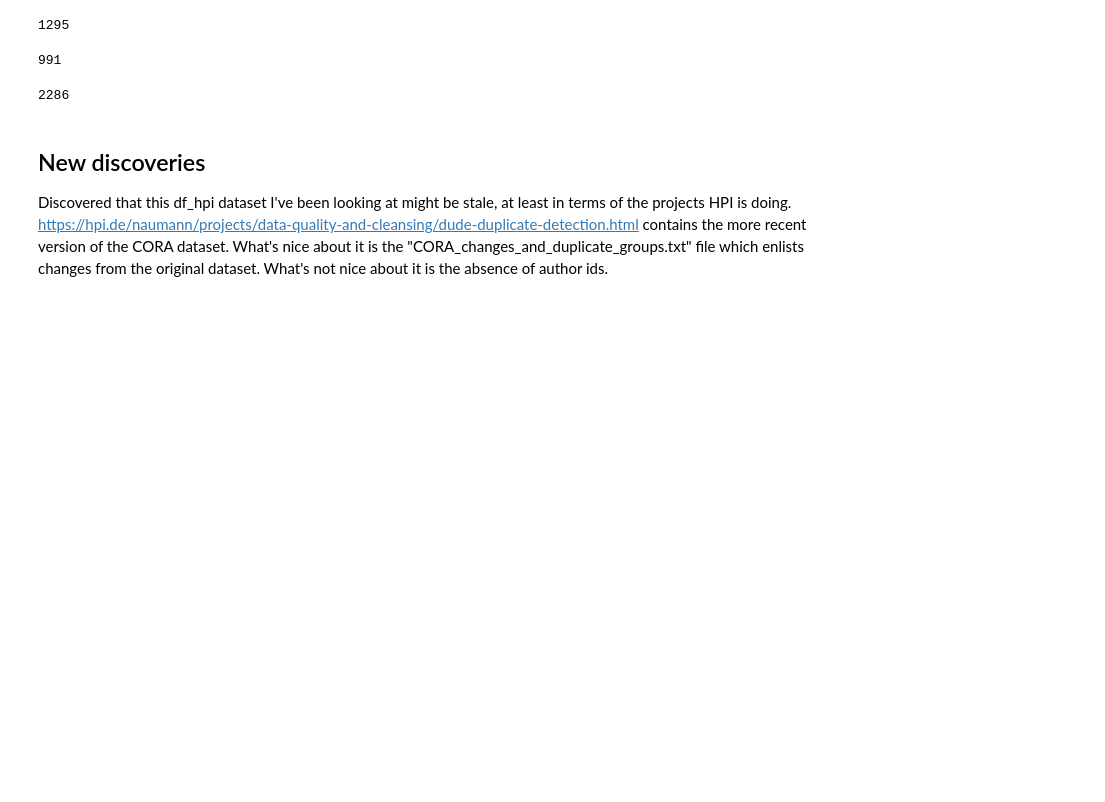
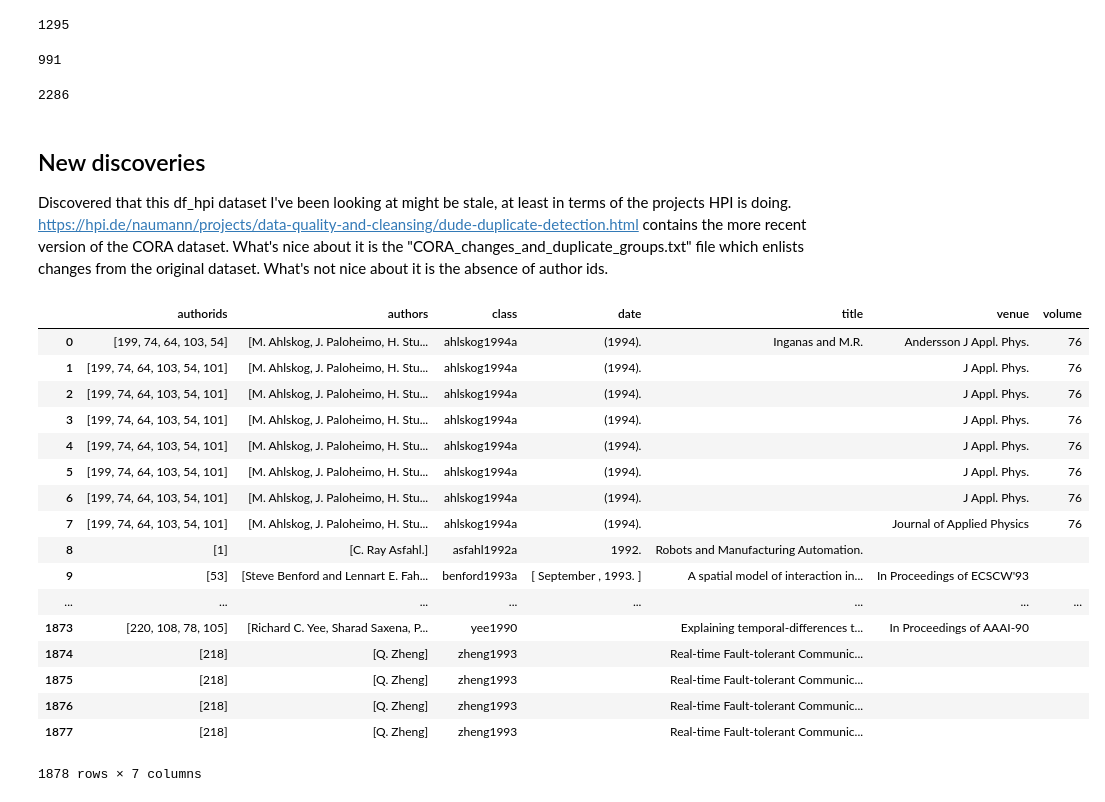
Before and after one commit to nkini/scaling-psl-for-ER, a Jupyter notebook: Comparisons of versions of the CORA dataset.ipynb, the cells around one changed output. Cells and saved outputs as stored; diff of their text form; code cells hidden in the pictures; blank space fills up the shorter version.

```diff
--- a/Comparisons of versions of the CORA dataset.ipynb
+++ b/Comparisons of versions of the CORA dataset.ipynb
@@ -443,3 +443,24 @@ len(df_hpi_transformed.drop_duplicates()) + len(df_uwash.drop_duplicates())
 ## New discoveries
 
 Discovered that this df_hpi dataset I've been looking at might be stale, at least in terms of the projects HPI is doing. https://hpi.de/naumann/projects/data-quality-and-cleansing/dude-duplicate-detection.html contains the more recent version of the CORA dataset. What's nice about it is the "CORA_changes_and_duplicate_groups.txt" file which enlists changes from the original dataset. What's not nice about it is the absence of author ids.
+# %%
+df_hpi
+# %% [output]
+|  | authorids | authors | class | date | title | venue | volume |
+| 0 | [199, 74, 64, 103, 54] | [M. Ahlskog, J. Paloheimo, H. Stu... | ahlskog1994a | (1994). | Inganas and M.R. | Andersson J Appl. Phys. | 76 |
+| 1 | [199, 74, 64, 103, 54, 101] | [M. Ahlskog, J. Paloheimo, H. Stu... | ahlskog1994a | (1994). |  | J Appl. Phys. | 76 |
+| 2 | [199, 74, 64, 103, 54, 101] | [M. Ahlskog, J. Paloheimo, H. Stu... | ahlskog1994a | (1994). |  | J Appl. Phys. | 76 |
+| 3 | [199, 74, 64, 103, 54, 101] | [M. Ahlskog, J. Paloheimo, H. Stu... | ahlskog1994a | (1994). |  | J Appl. Phys. | 76 |
+| 4 | [199, 74, 64, 103, 54, 101] | [M. Ahlskog, J. Paloheimo, H. Stu... | ahlskog1994a | (1994). |  | J Appl. Phys. | 76 |
+| 5 | [199, 74, 64, 103, 54, 101] | [M. Ahlskog, J. Paloheimo, H. Stu... | ahlskog1994a | (1994). |  | J Appl. Phys. | 76 |
+| 6 | [199, 74, 64, 103, 54, 101] | [M. Ahlskog, J. Paloheimo, H. Stu... | ahlskog1994a | (1994). |  | J Appl. Phys. | 76 |
+| 7 | [199, 74, 64, 103, 54, 101] | [M. Ahlskog, J. Paloheimo, H. Stu... | ahlskog1994a | (1994). |  | Journal of Applied Physics | 76 |
+| 8 | [1] | [C. Ray Asfahl.] | asfahl1992a | 1992. | Robots and Manufacturing Automation. |  |  |
+| 9 | [53] | [Steve Benford and Lennart E. Fah... | benford1993a | [ September , 1993. ] | A spatial model of interaction in... | In Proceedings of ECSCW'93 |  |
+| ... | ... | ... | ... | ... | ... | ... | ... |
+| 1873 | [220, 108, 78, 105] | [Richard C. Yee, Sharad Saxena, P... | yee1990 |  | Explaining temporal-differences t... | In Proceedings of AAAI-90 |  |
+| 1874 | [218] | [Q. Zheng] | zheng1993 |  | Real-time Fault-tolerant Communic... |  |  |
+| 1875 | [218] | [Q. Zheng] | zheng1993 |  | Real-time Fault-tolerant Communic... |  |  |
+| 1876 | [218] | [Q. Zheng] | zheng1993 |  | Real-time Fault-tolerant Communic... |  |  |
+| 1877 | [218] | [Q. Zheng] | zheng1993 |  | Real-time Fault-tolerant Communic... |  |  |
+1878 rows × 7 columns
```
Also changed, not shown: parts of 9 cells of this notebook, 2 other files.
